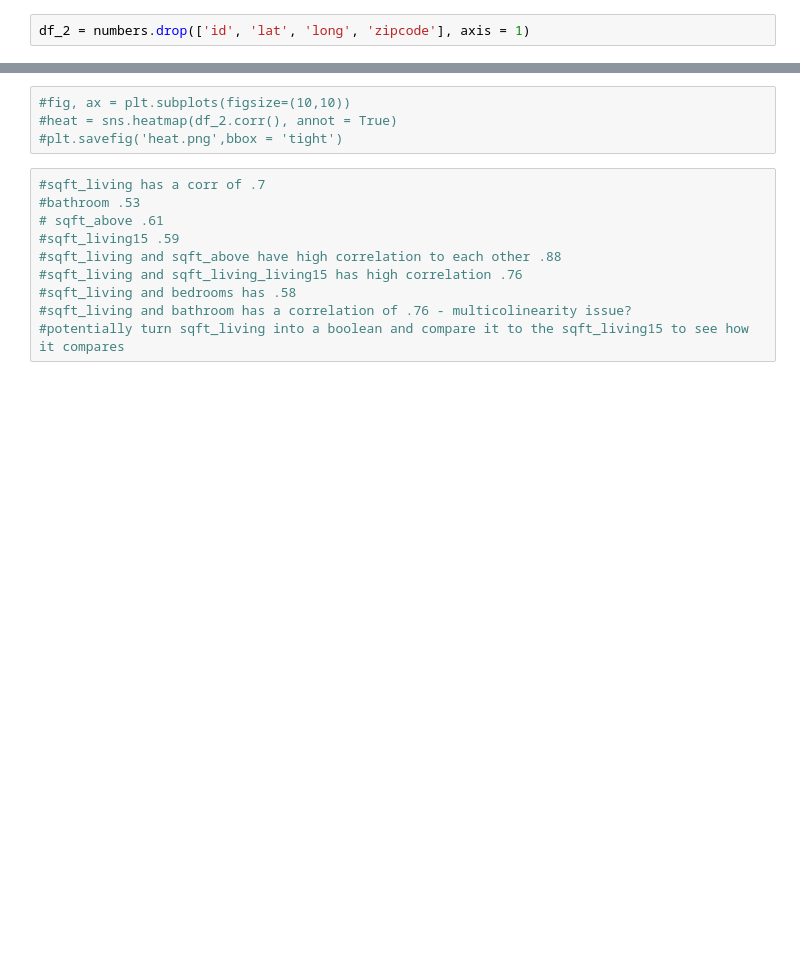
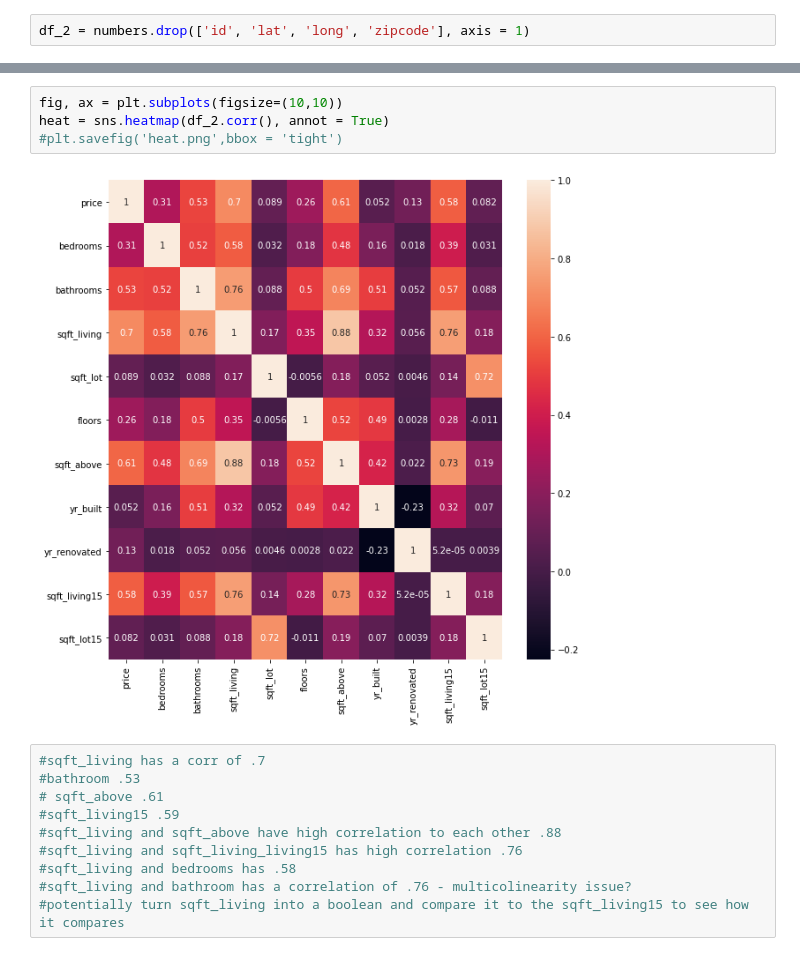
Before and after one commit to xiaohua-su/King_County_Real_Estate_Analysis, a Jupyter notebook: workspace_xiaohua/Xiaohua.ipynb, the cells around one changed output, grey strips where cells are left out. Drawn from its saved outputs; the diff is of its cells as text; blank space fills up the shorter version.

```diff
--- a/workspace_xiaohua/Xiaohua.ipynb
+++ b/workspace_xiaohua/Xiaohua.ipynb
@@ -107,7 +112,9 @@ df_2 = numbers.drop(['id', 'lat', 'long', 'zipcode'], axis = 1)
 # %%
-#fig, ax = plt.subplots(figsize=(10,10))
-#heat = sns.heatmap(df_2.corr(), annot = True)
+fig, ax = plt.subplots(figsize=(10,10))
+heat = sns.heatmap(df_2.corr(), annot = True)
 #plt.savefig('heat.png',bbox = 'tight')
+# %% [output]
+[figure, added]
 # %%
 #sqft_living has a corr of .7
 #bathroom .53
```
Also changed, not shown: parts of 12 cells of this notebook, 1 other file.
